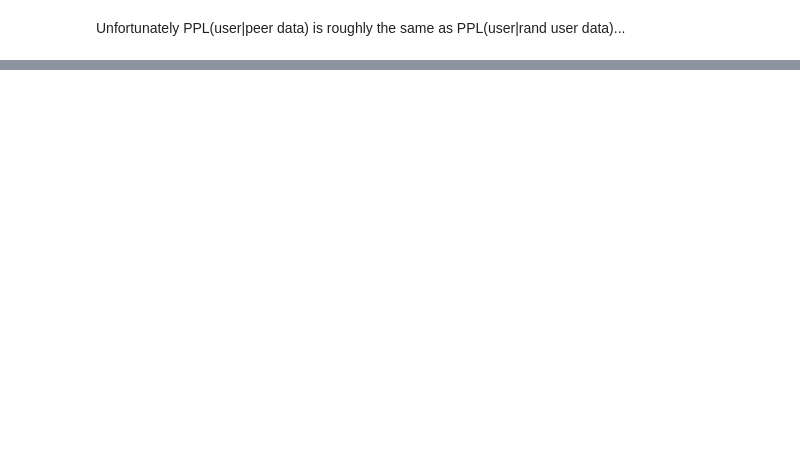
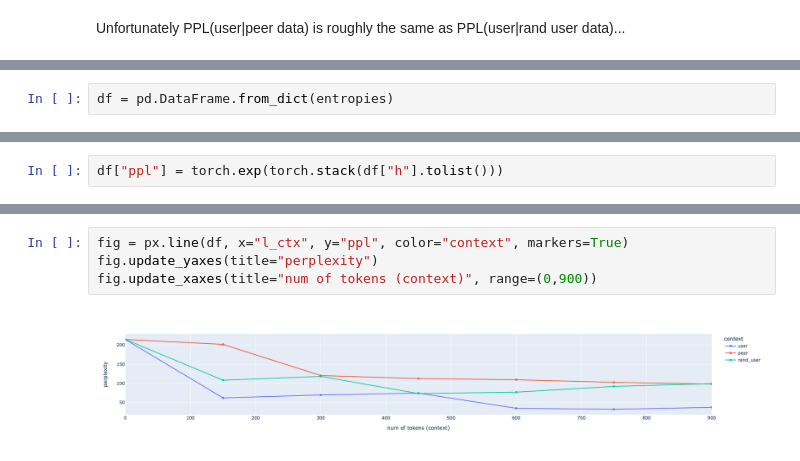
Before and after one commit to socialfoundations/twitter-predictability, a Jupyter notebook: notebooks/RandomSubjectPPL-250tweets.ipynb, the cells around one changed output, grey strips where cells are left out. Saved outputs shown, nothing was run; the diff lists cells and outputs as text; blank space fills up the shorter version.

```diff
--- a/notebooks/RandomSubjectPPL-250tweets.ipynb
+++ b/notebooks/RandomSubjectPPL-250tweets.ipynb
@@ -536,0 +614,2 @@ Unfortunately PPL(user|peer data) is roughly the same as PPL(user|rand user data
+# %%
+df = pd.DataFrame.from_dict(entropies)
@@ -536,0 +625,2 @@ Unfortunately PPL(user|peer data) is roughly the same as PPL(user|rand user data
+# %%
+df["ppl"] = torch.exp(torch.stack(df["h"].tolist()))
@@ -536,0 +636,6 @@ Unfortunately PPL(user|peer data) is roughly the same as PPL(user|rand user data
+# %%
+fig = px.line(df, x="l_ctx", y="ppl", color="context", markers=True)
+fig.update_yaxes(title="perplexity")
+fig.update_xaxes(title="num of tokens (context)", range=(0,900))
+# %% [output]
+[figure, added]
```
Also changed, not shown: parts of 32 cells of this notebook.
